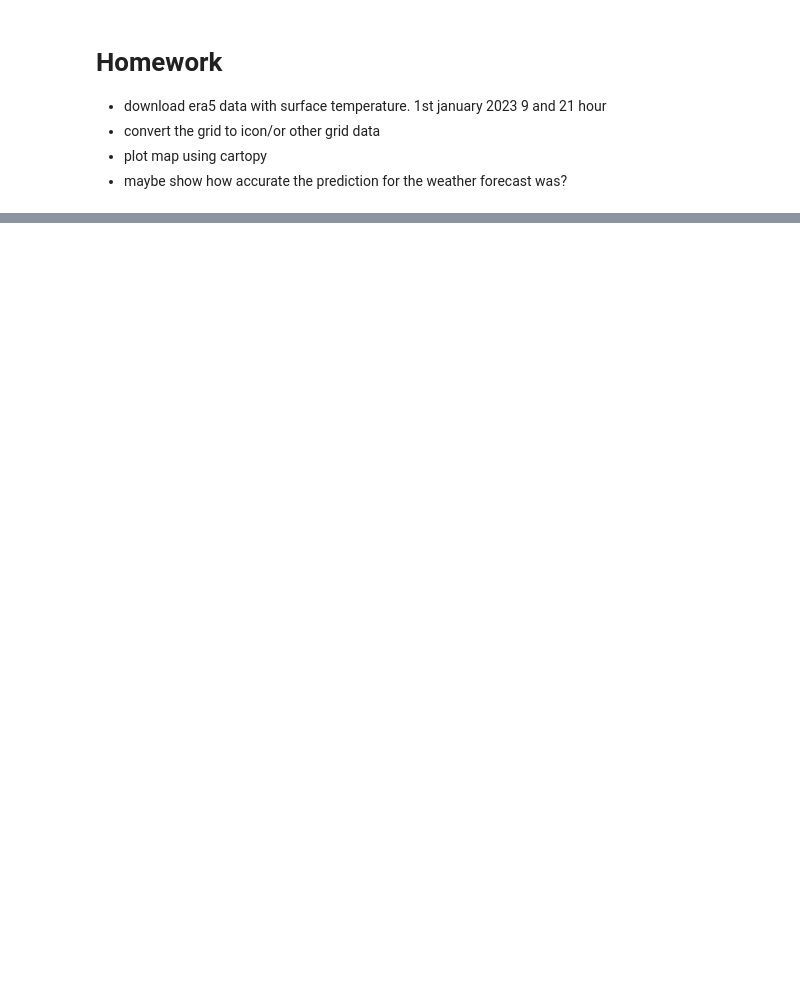
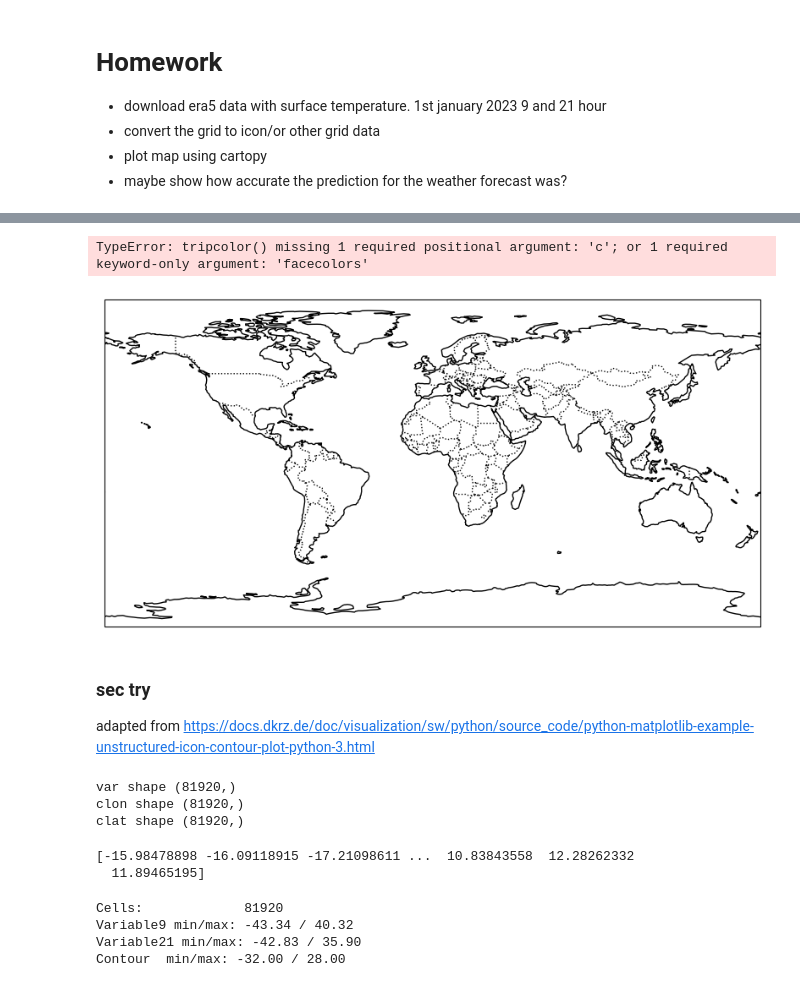
Before and after one commit to tdiepenb/ESDP1, a Jupyter notebook: load_era5.ipynb, the cells around one changed output, grey strips where cells are left out. Saved outputs shown, nothing was run; the diff lists cells and outputs as text; code cells hidden in the pictures; blank space fills up the shorter version.

```diff
--- a/load_era5.ipynb
+++ b/load_era5.ipynb
@@ -116,0 +210,3 @@ Attributes:
+# %%
+grid_data = xr.open_dataset("icon_grid_0019_R02B05_G.nc")
+grid_data
@@ -116,0 +242,8 @@ Attributes:
+# %%
+clon = grid_data["clon"].values.flatten()
+clat = grid_data["clon"].values.flatten()
+clon_vertices = grid_data["clon_vertices"].values.flatten()
+clat_vertices = grid_data["clat_vertices"].values.flatten()
+var_data = regrid['t2m']
+nv = grid_data["vertex_of_cell"].T
+print(nv)
@@ -116,0 +259,20 @@ Attributes:
+# %%
+fig = plt.figure(figsize=(10, 6))
+ax = plt.axes(projection=ccrs.PlateCarree())
+ax.add_feature(cfeature.COASTLINE)
+ax.add_feature(cfeature.BORDERS, linestyle=':')
+triangulation = tri.Triangulation(clon_vertices, clat_vertices, nv)
+cs = ax.tripcolor(clon_vertices, clat_vertices, triangulation=triangulation, cmap='viridis', edgecolors='none',
+                  transform=ccrs.PlateCarree(), c=clat_vertices)
+
+cbar = plt.colorbar(cs, orientation='horizontal', pad=0.05)
+cbar.set_label('k')
+plt.title('ICON Grid Data Display')
+plt.show()
+# %% [output]
+TypeError: tripcolor() missing 1 required positional argument: 'c'; or 1 required keyword-only argument: 'facecolors'
+[figure, added]
+# %% [markdown]
+### sec try
+
+adapted from https://docs.dkrz.de/doc/visualization/sw/python/source_code/python-matplotlib-example-unstructured-icon-contour-plot-python-3.html
@@ -116,0 +302,13 @@ Attributes:
+# %%
+print("var shape", var9.shape)
+print("clon shape", clon.shape)
+print("clat shape", clat.shape)
+# %% [output]
+var shape (81920,)
+clon shape (81920,)
+clat shape (81920,)
+# %%
+print(var9)
+# %% [output]
+[-15.98478898 -16.09118915 -17.21098611 ...  10.83843558  12.28262332
+  11.89465195]
@@ -116,0 +320,12 @@ Attributes:
+# %%
+print('')
+print('Cells:            %6d ' % clon.size)
+print('Variable9 min/max: %6.2f ' % np.nanmin(var9) + '/' + ' %.2f' % np.nanmax(var9))
+print('Variable21 min/max: %6.2f ' % np.nanmin(var21) + '/' + ' %.2f' % np.nanmax(var21))
+print('Contour  min/max: %6.2f ' % varMin + '/' + ' %.2f' % varMax)
+print('')
+# %% [output]
+Cells:             81920
+Variable9 min/max: -43.34 / 40.32
+Variable21 min/max: -42.83 / 35.90
+Contour  min/max: -32.00 / 28.00
```
Also changed, not shown: parts of 26 cells of this notebook.
